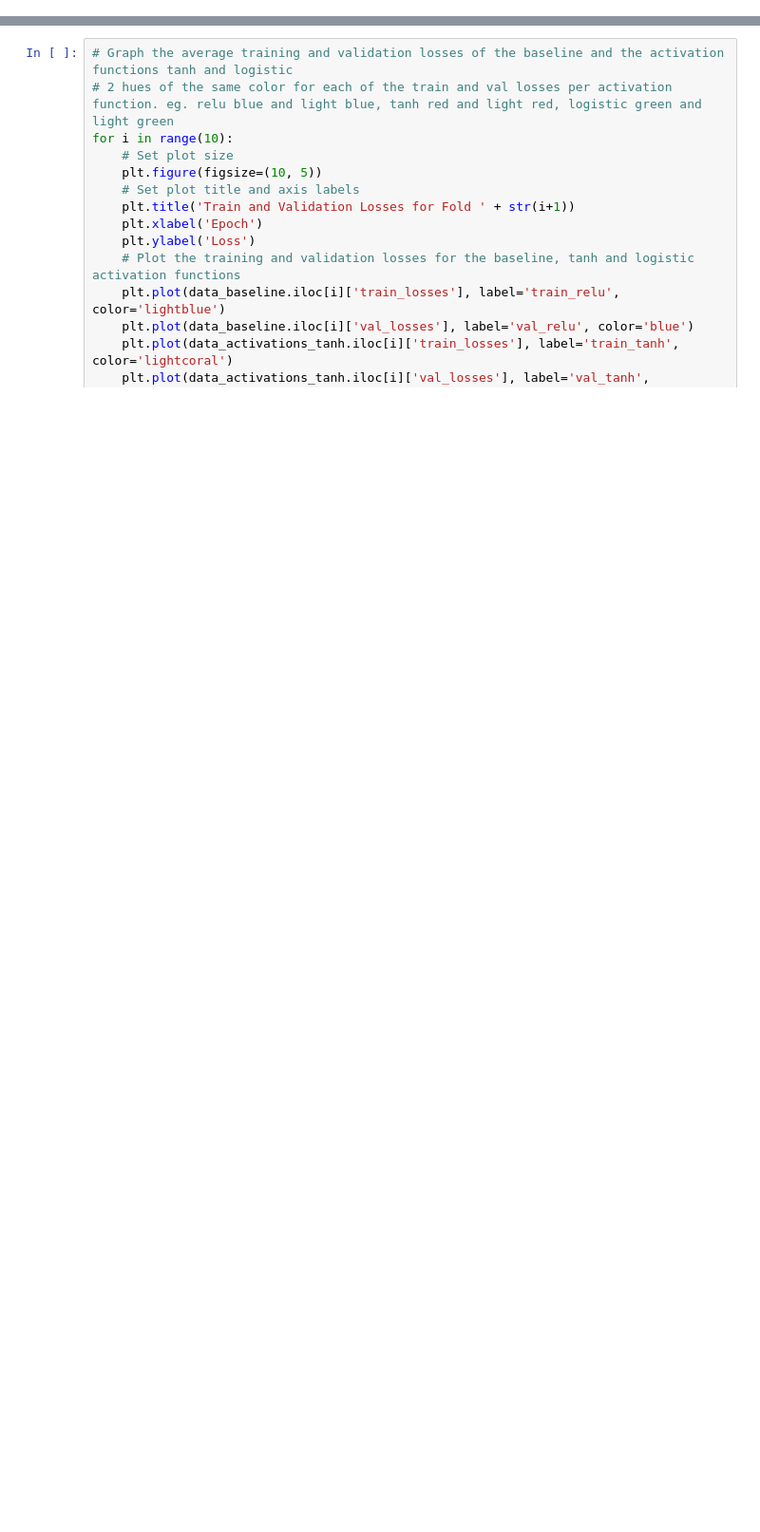
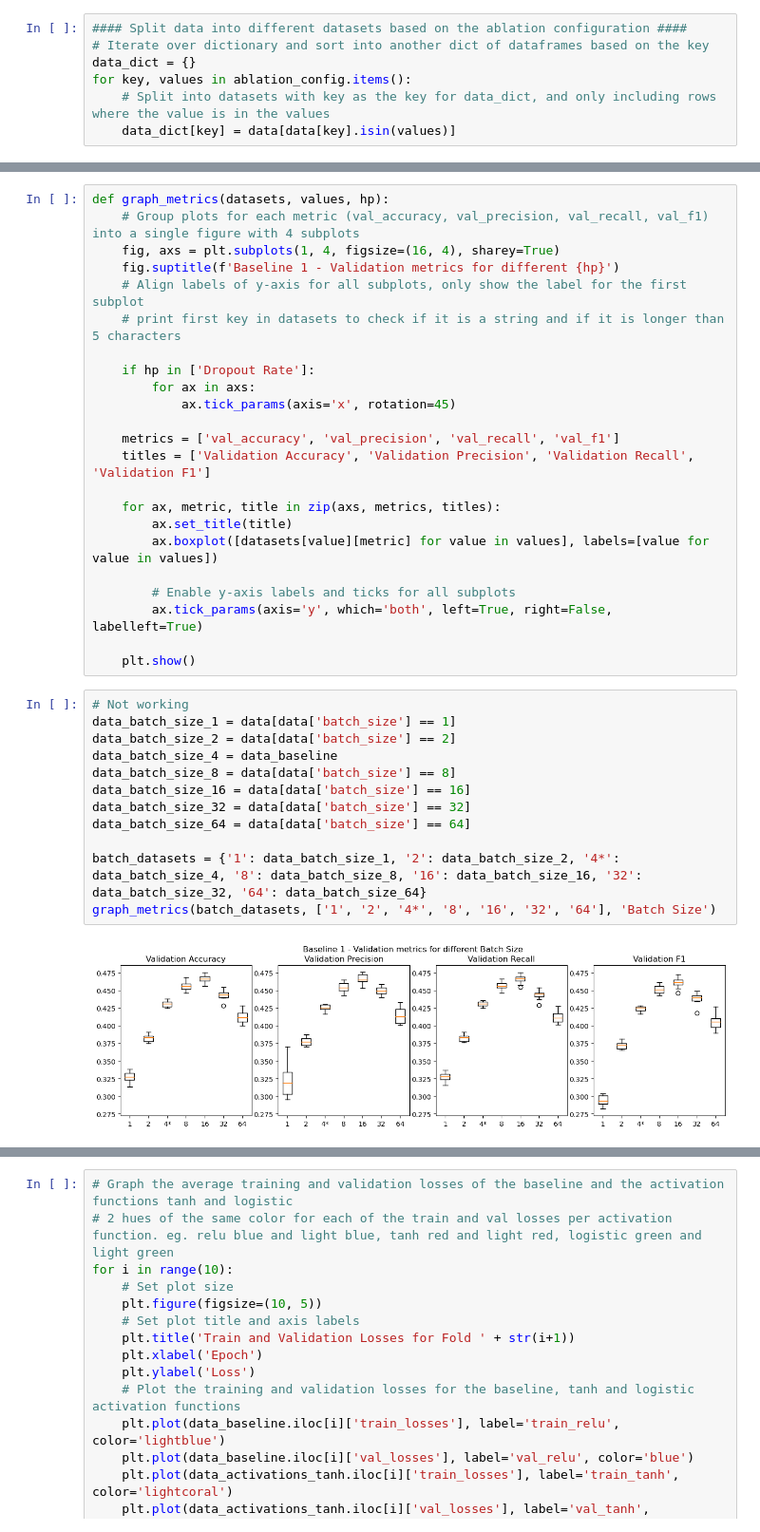
Before and after one commit to Jpop3/DeepLearningA1NE, a Jupyter notebook: ablation_analysis.ipynb, the cells around one changed output, grey strips where cells are left out. Shown at 95% size. Drawn from its saved outputs; the diff is of its cells as text; blank space fills up the shorter version.

```diff
--- a/ablation_analysis.ipynb
+++ b/ablation_analysis.ipynb
@@ -195,0 +83,7 @@ plt.legend()
+# %%
+#### Split data into different datasets based on the ablation configuration ####
+# Iterate over dictionary and sort into another dict of dataframes based on the key
+data_dict = {}
+for key, values in ablation_config.items():
+    # Split into datasets with key as the key for data_dict, and only including rows where the value is in the values
+    data_dict[key] = data[data[key].isin(values)]
@@ -195,0 +196,37 @@ plt.legend()
+# %%
+def graph_metrics(datasets, values, hp):
+    # Group plots for each metric (val_accuracy, val_precision, val_recall, val_f1) into a single figure with 4 subplots
+    fig, axs = plt.subplots(1, 4, figsize=(16, 4), sharey=True)
+    fig.suptitle(f'Baseline 1 - Validation metrics for different {hp}')
+    # Align labels of y-axis for all subplots, only show the label for the first subplot
+    # print first key in datasets to check if it is a string and if it is longer than 5 characters
+
+    if hp in ['Dropout Rate']:
+        for ax in axs:
+            ax.tick_params(axis='x', rotation=45)
+
+    metrics = ['val_accuracy', 'val_precision', 'val_recall', 'val_f1']
+    titles = ['Validation Accuracy', 'Validation Precision', 'Validation Recall', 'Validation F1']
+
+    for ax, metric, title in zip(axs, metrics, titles):
+        ax.set_title(title)
+        ax.boxplot([datasets[value][metric] for value in values], labels=[value for value in values])
+
+        # Enable y-axis labels and ticks for all subplots
+        ax.tick_params(axis='y', which='both', left=True, right=False, labelleft=True)
+
+    plt.show()
+# %%
+# Not working
+data_batch_size_1 = data[data['batch_size'] == 1]
+data_batch_size_2 = data[data['batch_size'] == 2]
+data_batch_size_4 = data_baseline
+data_batch_size_8 = data[data['batch_size'] == 8]
+data_batch_size_16 = data[data['batch_size'] == 16]
+data_batch_size_32 = data[data['batch_size'] == 32]
+data_batch_size_64 = data[data['batch_size'] == 64]
+
+batch_datasets = {'1': data_batch_size_1, '2': data_batch_size_2, '4*': data_batch_size_4, '8': data_batch_size_8, '16': data_batch_size_16, '32': data_batch_size_32, '64': data_batch_size_64}
+graph_metrics(batch_datasets, ['1', '2', '4*', '8', '16', '32', '64'], 'Batch Size')
+# %% [output]
+[figure, added]
```
Also changed, not shown: parts of 27 cells of this notebook, 58 other files.
